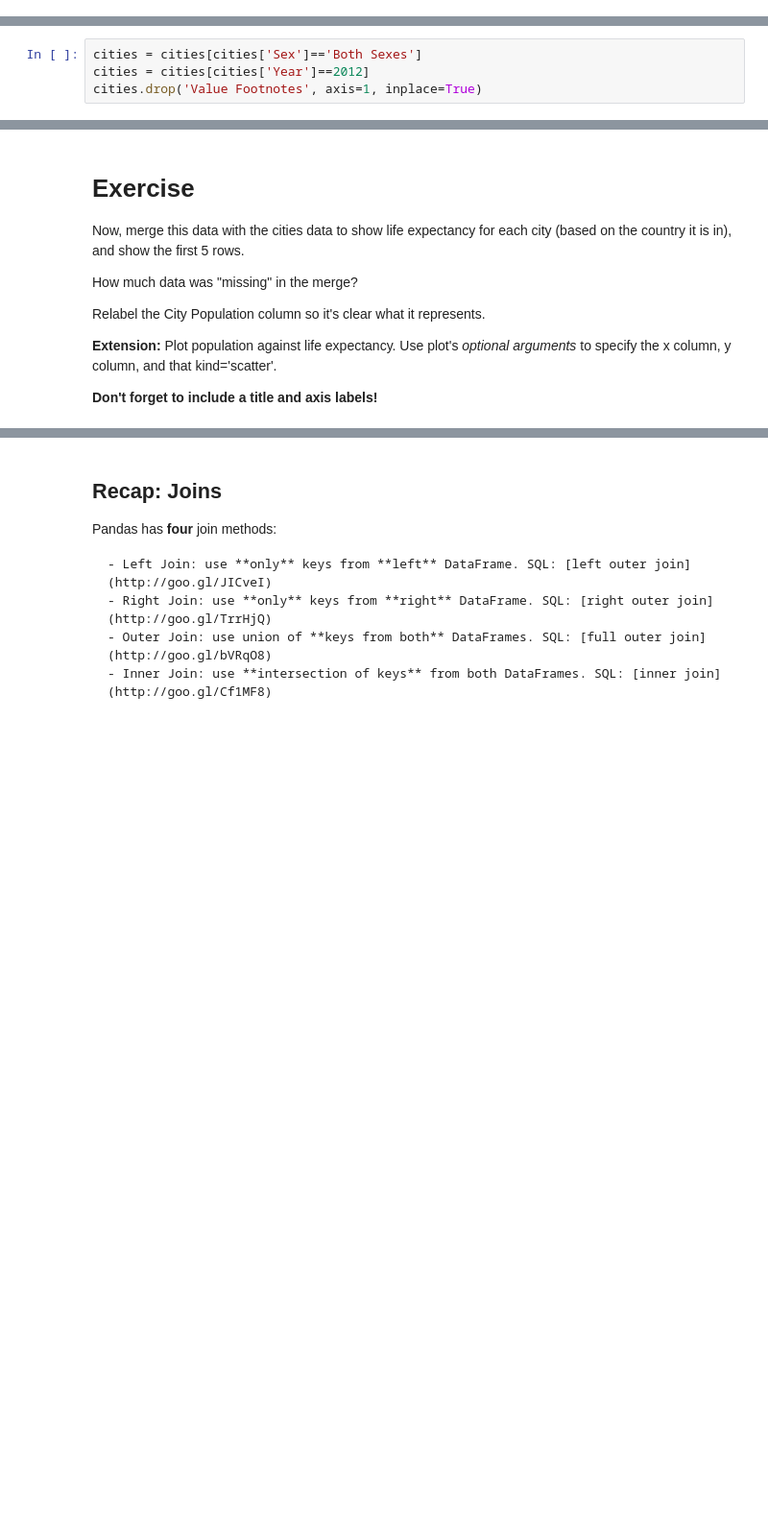
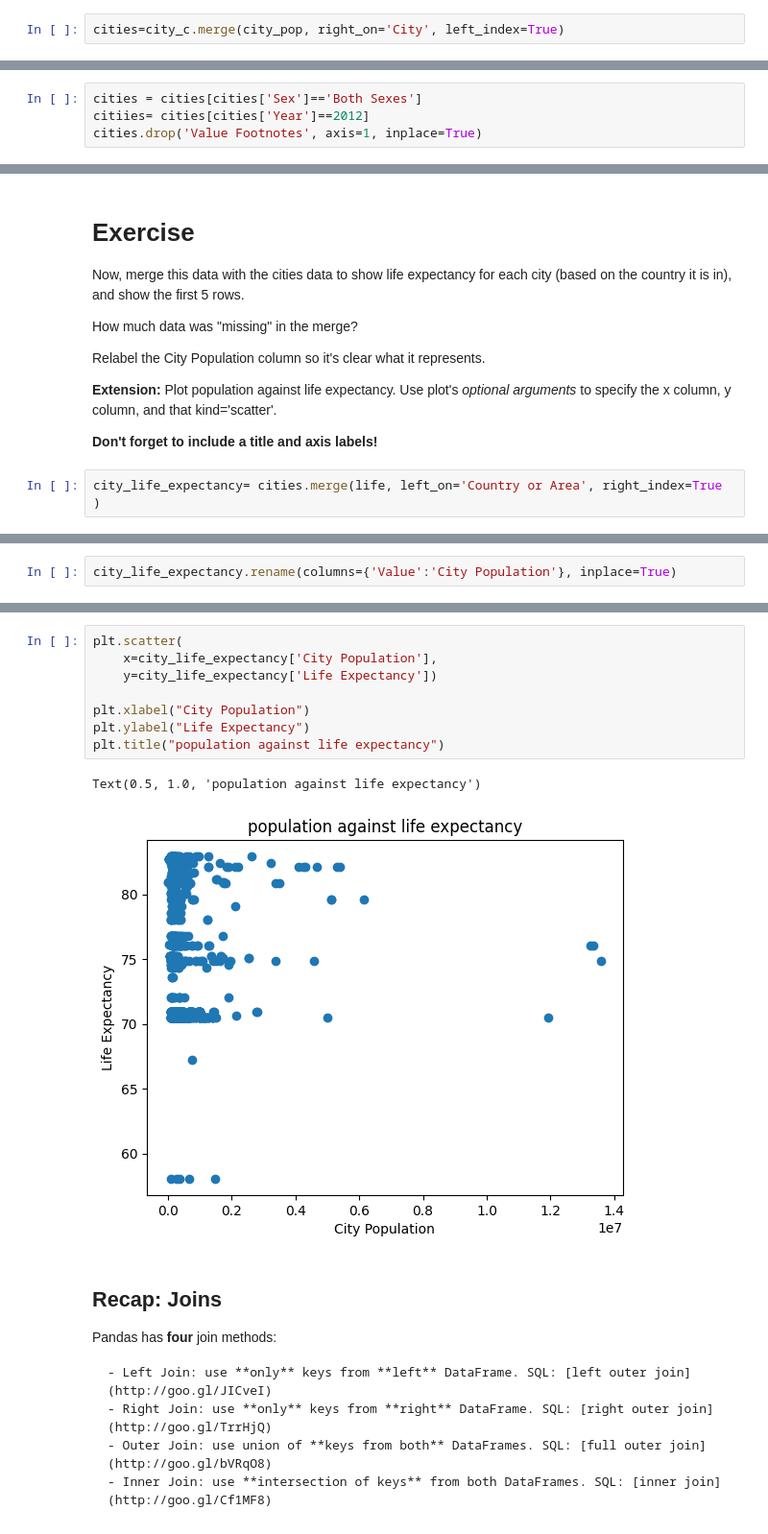
Before and after one commit to nyreemarsh/QM2, a Jupyter notebook: notebooks/W06. Merging and Joining.ipynb, the cells around one changed output, grey strips where cells are left out. Shown at 96% size. Drawn from its saved outputs; the diff is of its cells as text; blank space fills up the shorter version.

```diff
--- a/notebooks/W06. Merging and Joining.ipynb
+++ b/notebooks/W06. Merging and Joining.ipynb
@@ -446,3 +446,5 @@ cities = city_pop.merge(city_c, left_index=True, right_index=True, how='outer')
+# %%
+cities=city_c.merge(city_pop, right_on='City', left_index=True)
 # %%
 cities
 # %% [output]
@@ -481,5 +474,5 @@ We need to simplify this data a bit in the following ways:
 3. I'm going to get rid of a column of data (the 'Value Footnotes' column) using the *drop()* method.
 # %%
 cities = cities[cities['Sex']=='Both Sexes']
-cities = cities[cities['Year']==2012]
+citiies= cities[cities['Year']==2012]
 cities.drop('Value Footnotes', axis=1, inplace=True)
@@ -571,3 +562,5 @@ Relabel the City Population column so it's clear what it represents.
 **Extension:** Plot population against life expectancy. Use plot's *optional arguments* to specify the x column, y column, and that kind='scatter'.
 
 **Don't forget to include a title and axis labels!**
+# %%
+city_life_expectancy= cities.merge(life, left_on='Country or Area', right_index=True )
@@ -573,0 +585,2 @@ Relabel the City Population column so it's clear what it represents.
+# %%
+city_life_expectancy.rename(columns={'Value':'City Population'}, inplace=True)
@@ -574,3 +603,14 @@ Relabel the City Population column so it's clear what it represents.
+# %%
+plt.scatter(
+    x=city_life_expectancy['City Population'],
+    y=city_life_expectancy['Life Expectancy'])
+
+plt.xlabel("City Population")
+plt.ylabel("Life Expectancy")
+plt.title("population against life expectancy")
+# %% [output]
+Text(0.5, 1.0, 'population against life expectancy')
+[figure, added]
 # %% [markdown]
 ## Recap: Joins
 
```
Also changed, not shown: parts of 42 cells of this notebook.
